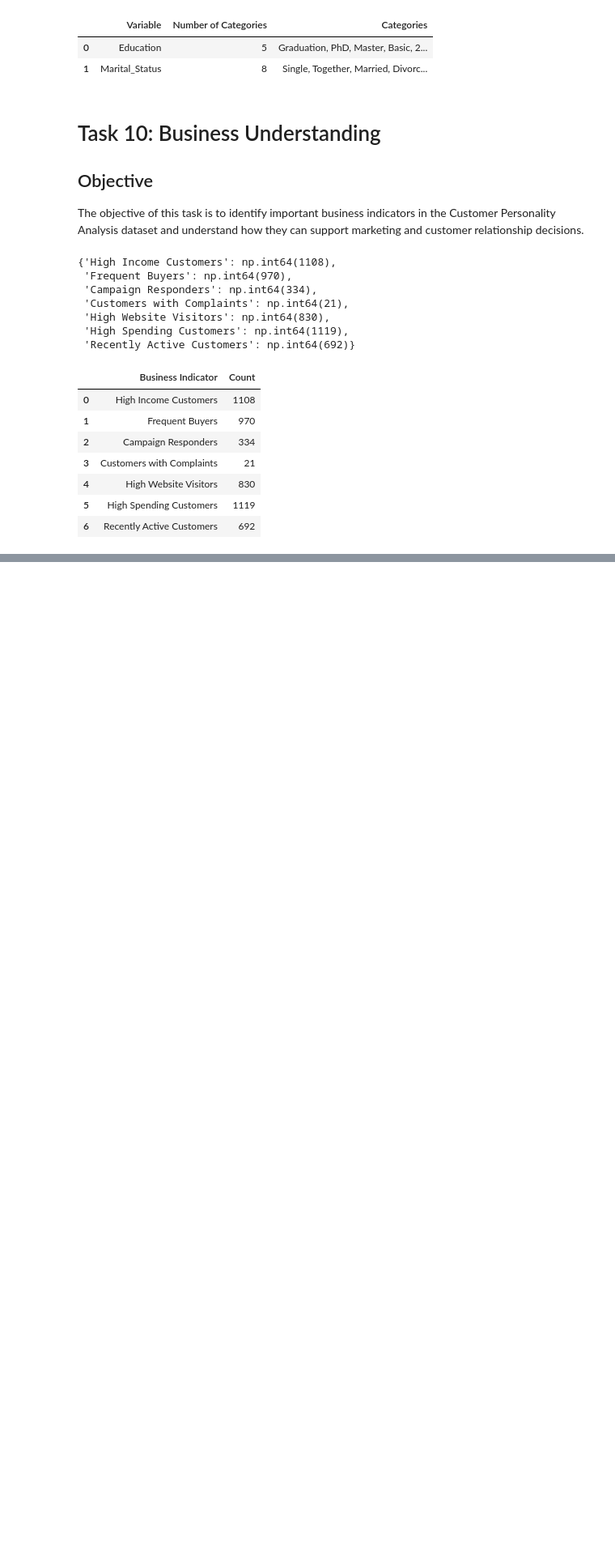
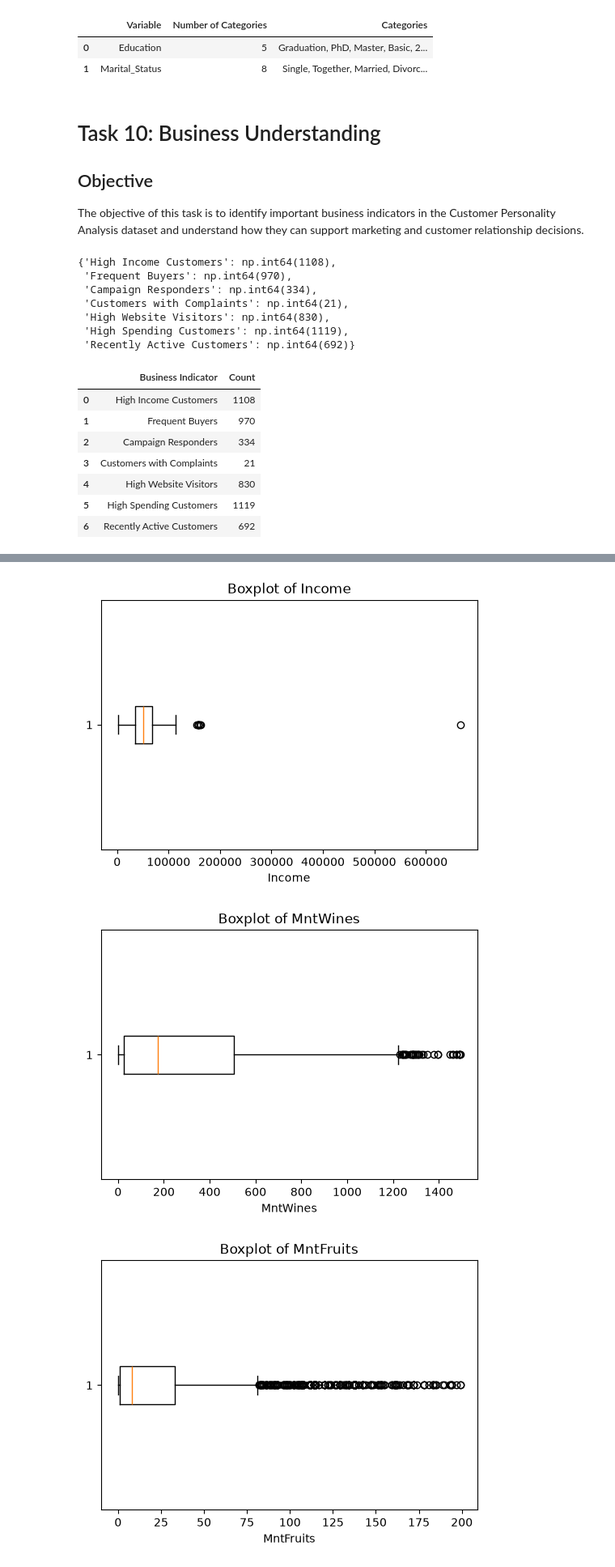
Before and after one commit to areej-fatima9/Customer-Personality-Analysis, a Jupyter notebook: notebooks/data_inspection.ipynb, the cells around one changed output, grey strips where cells are left out. Shown at 81% size. Drawn from its saved outputs; the diff is of its cells as text; code cells hidden in the pictures; blank space fills up the shorter version.

Commit message:
Complete Module 3: Data Cleaning and Preprocessing

```diff
--- a/notebooks/data_inspection.ipynb
+++ b/notebooks/data_inspection.ipynb
@@ -556,0 +1144,10 @@ business_summary
+# %%
+columns = [
+    "Income",
+    "MntWines",
+    "MntFruits",
+    "MntMeatProducts",
+    "MntFishProducts",
+    "MntSweetProducts",
+    "MntGoldProds"
+]
@@ -556,0 +1156,24 @@ business_summary
+# %%
+outlier_summary = []
+
+for col in columns:
+
+    Q1 = df[col].quantile(0.25)
+    Q3 = df[col].quantile(0.75)
+    IQR = Q3 - Q1
+
+    lower = Q1 - 1.5 * IQR
+    upper = Q3 + 1.5 * IQR
+
+    outliers = df[(df[col] < lower) | (df[col] > upper)]
+
+    outlier_summary.append({
+        "Variable": col,
+        "Outliers": len(outliers),
+        "Lower Bound": round(lower,2),
+        "Upper Bound": round(upper,2)
+    })
+
+outlier_df = pd.DataFrame(outlier_summary)
+
+outlier_df
@@ -556,0 +1191,15 @@ business_summary
+# %%
+for col in columns:
+
+    plt.figure(figsize=(6,4))
+    plt.boxplot(df[col], vert=False)
+
+    plt.title(f"Boxplot of {col}")
+
+    plt.xlabel(col)
+
+    plt.show()
+# %% [output]
+[figure, added]
+[figure, added]
+[figure, added]
```
Also changed, not shown: parts of 90 cells of this notebook, 30 other files.
